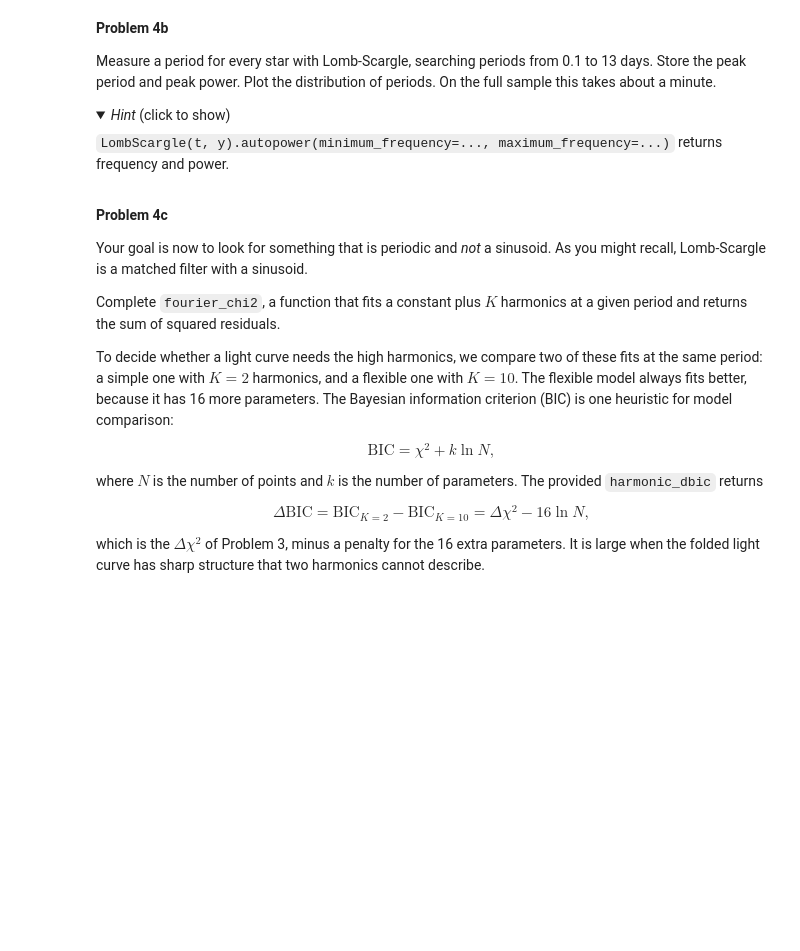
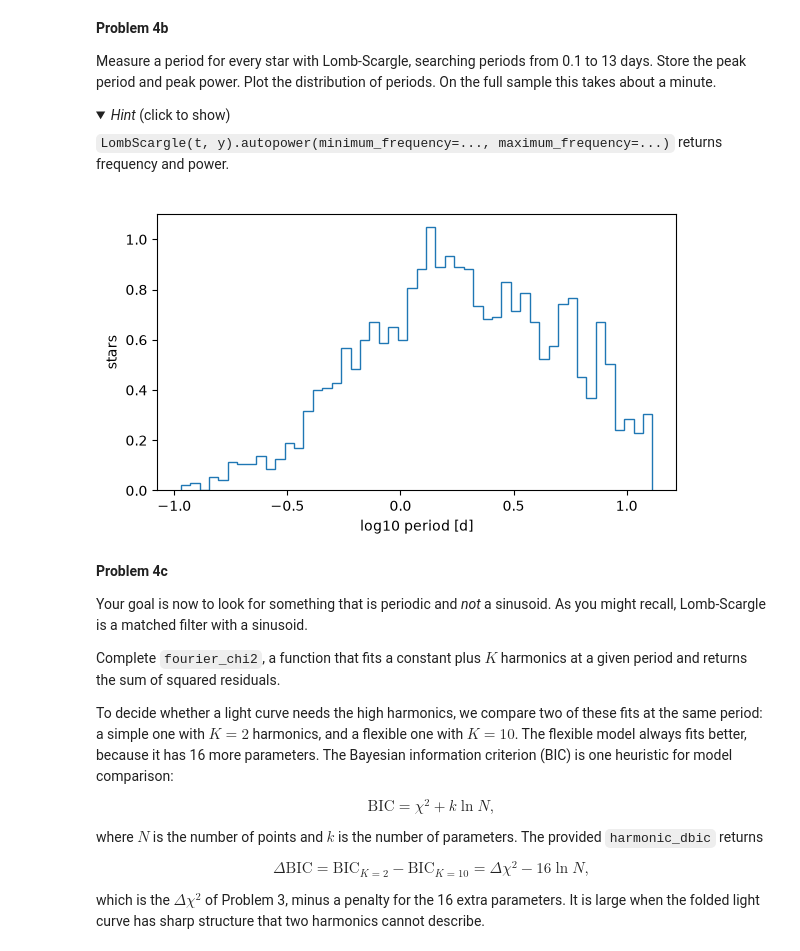
Before and after one commit to pyaritra/Session-27, a Jupyter notebook: Day2/MatchedFiltering.ipynb, the cells around one changed output. Drawn from its saved outputs; the diff is of its cells as text; code cells hidden in the pictures; folded sections open; blank space fills up the shorter version.

```diff
--- a/Day2/MatchedFiltering.ipynb
+++ b/Day2/MatchedFiltering.ipynb
@@ -1076,16 +1081,19 @@ maximum_frequency=...)` returns frequency and power.
 # %%
 ls_period = np.zeros(n_star)
 ls_power = np.zeros(n_star)
 for i in range(n_star):
-    freq, power = # complete
-    ls_period[i] = # complete
-    ls_power[i] = # complete
+    freq, power = LombScargle(times[i], fluxes[i]).autopower(minimum_frequency=1/13, maximum_frequency=1/0.1)
+    j = np.argmax(power)
+    ls_period[i] = 1 / freq[j]
+    ls_power[i] = power[j]
 
 fig, ax = plt.subplots(figsize=(6, 3.5))
-# complete
+ax.hist(np.log10(ls_period), bins=50, histtype="step", density=True)
 ax.set_xlabel("log10 period [d]")
 ax.set_ylabel("stars")
 fig.tight_layout()
+# %% [output]
+[figure, added]
 # %% [markdown]
 **Problem 4c**
 
```
Also changed, not shown: parts of 5 cells of this notebook.
